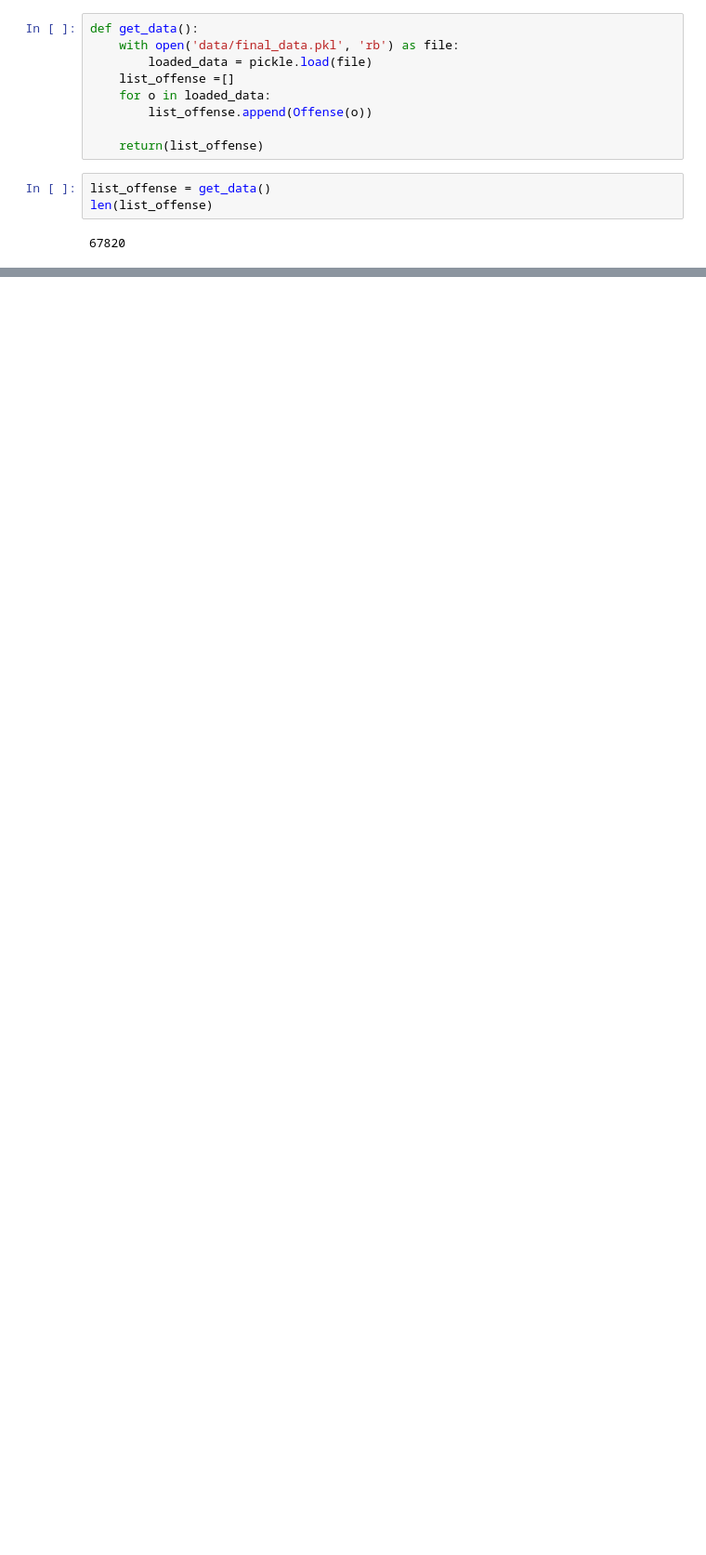
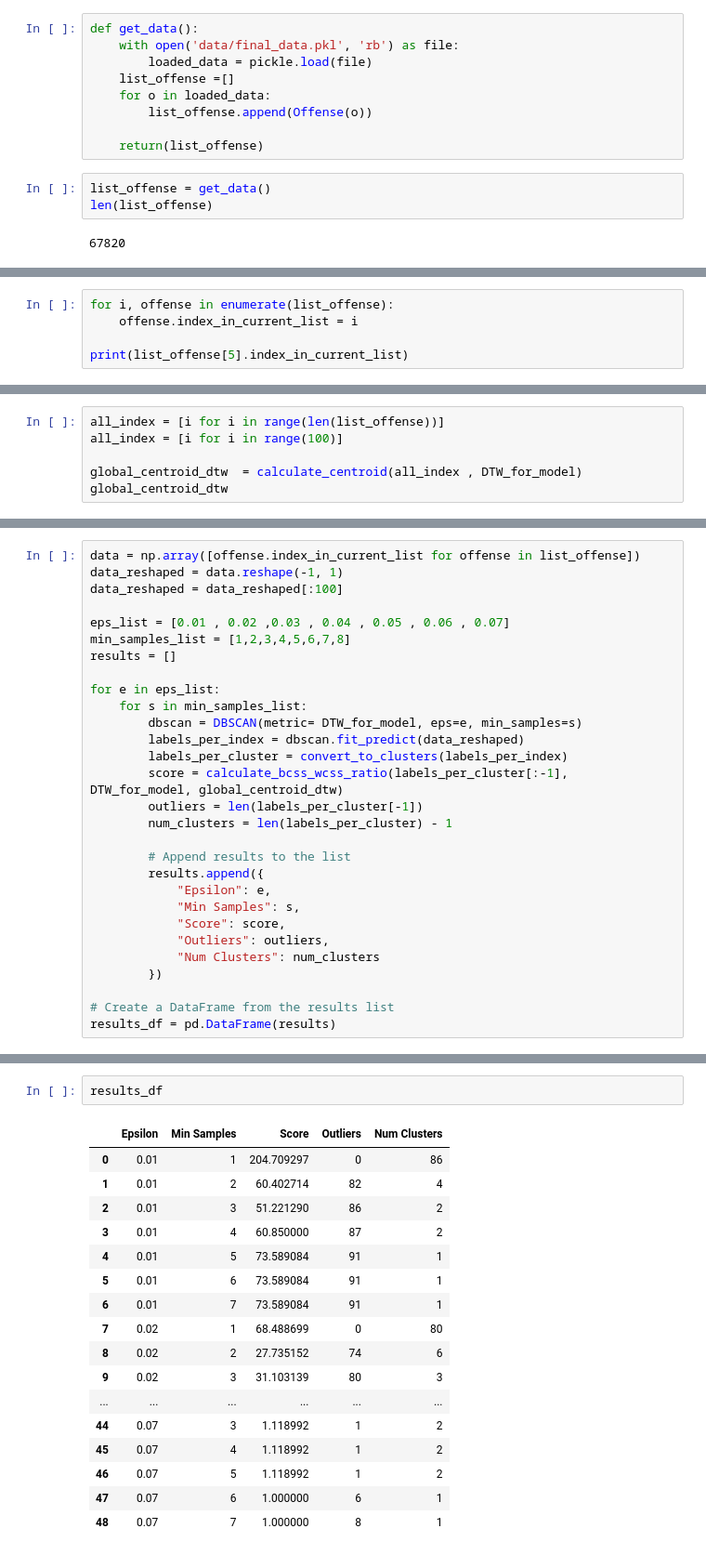
Before and after one commit to royzohar2/Soccer_DS, a Jupyter notebook: main.ipynb, the cells around one changed output, grey strips where cells are left out. Shown at 93% size. Cells and saved outputs as stored; diff of their text form; blank space fills up the shorter version.

```diff
--- a/main.ipynb
+++ b/main.ipynb
@@ -22,0 +41,5 @@ list_offense[3].plot_offense()
+# %%
+for i, offense in enumerate(list_offense):
+    offense.index_in_current_list = i
+
+print(list_offense[5].index_in_current_list)
@@ -22,0 +83,6 @@ list_offense[3].plot_offense()
+# %%
+all_index = [i for i in range(len(list_offense))]
+all_index = [i for i in range(100)]
+
+global_centroid_dtw  = calculate_centroid(all_index , DTW_for_model)
+global_centroid_dtw
@@ -22,0 +140,29 @@ list_offense[3].plot_offense()
+# %%
+data = np.array([offense.index_in_current_list for offense in list_offense])
+data_reshaped = data.reshape(-1, 1)
+data_reshaped = data_reshaped[:100]
+
+eps_list = [0.01 , 0.02 ,0.03 , 0.04 , 0.05 , 0.06 , 0.07]
+min_samples_list = [1,2,3,4,5,6,7,8]
+results = []
+
+for e in eps_list:
+    for s in min_samples_list:
+        dbscan = DBSCAN(metric= DTW_for_model, eps=e, min_samples=s)
+        labels_per_index = dbscan.fit_predict(data_reshaped)
+        labels_per_cluster = convert_to_clusters(labels_per_index)
+        score = calculate_bcss_wcss_ratio(labels_per_cluster[:-1], DTW_for_model, global_centroid_dtw)
+        outliers = len(labels_per_cluster[-1])
+        num_clusters = len(labels_per_cluster) - 1
+
+        # Append results to the list
+        results.append({
+            "Epsilon": e,
+            "Min Samples": s,
+            "Score": score,
+            "Outliers": outliers,
+            "Num Clusters": num_clusters
+        })
+
+# Create a DataFrame from the results list
+results_df = pd.DataFrame(results)
@@ -22,0 +171,20 @@ list_offense[3].plot_offense()
+# %%
+results_df
+# %% [output]
+|  | Epsilon | Min Samples | Score | Outliers | Num Clusters |
+| 0 | 0.01 | 1 | 204.709297 | 0 | 86 |
+| 1 | 0.01 | 2 | 60.402714 | 82 | 4 |
+| 2 | 0.01 | 3 | 51.221290 | 86 | 2 |
+| 3 | 0.01 | 4 | 60.850000 | 87 | 2 |
+| 4 | 0.01 | 5 | 73.589084 | 91 | 1 |
+| 5 | 0.01 | 6 | 73.589084 | 91 | 1 |
+| 6 | 0.01 | 7 | 73.589084 | 91 | 1 |
+| 7 | 0.02 | 1 | 68.488699 | 0 | 80 |
+| 8 | 0.02 | 2 | 27.735152 | 74 | 6 |
+| 9 | 0.02 | 3 | 31.103139 | 80 | 3 |
+| ... | ... | ... | ... | ... | ... |
+| 44 | 0.07 | 3 | 1.118992 | 1 | 2 |
+| 45 | 0.07 | 4 | 1.118992 | 1 | 2 |
+| 46 | 0.07 | 5 | 1.118992 | 1 | 2 |
+| 47 | 0.07 | 6 | 1.000000 | 6 | 1 |
+| 48 | 0.07 | 7 | 1.000000 | 8 | 1 |
```
Also changed, not shown: parts of 29 cells of this notebook, 2 other files.
